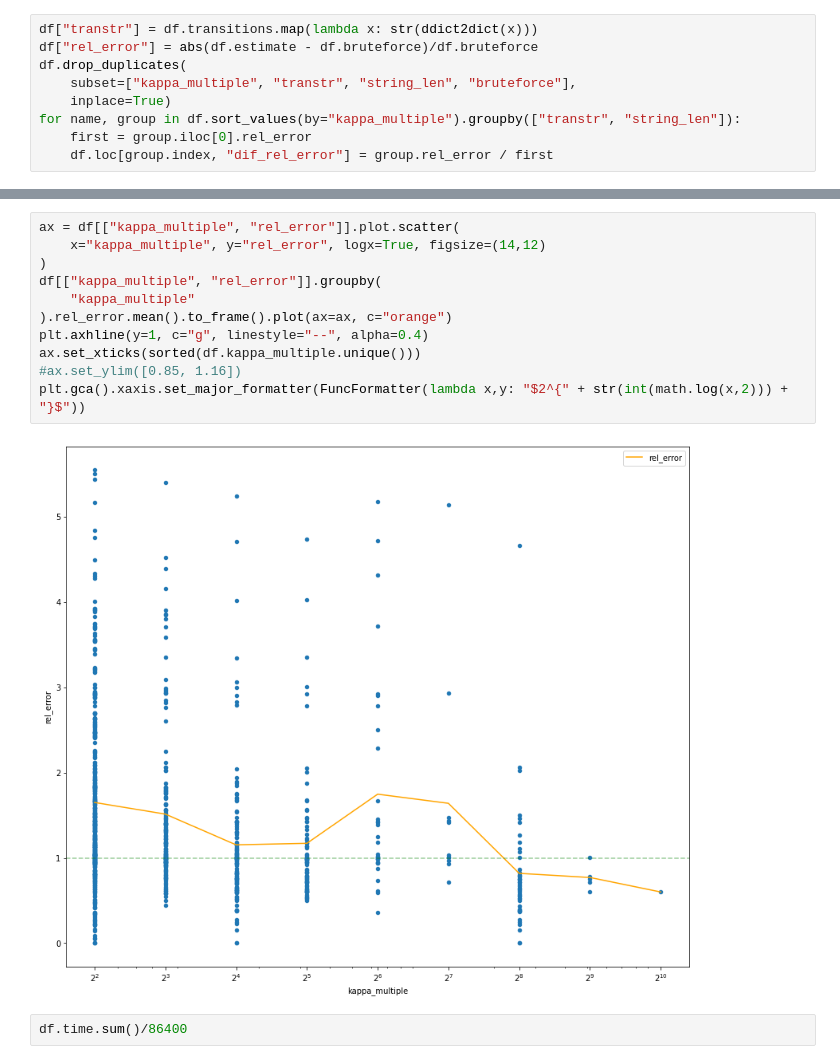
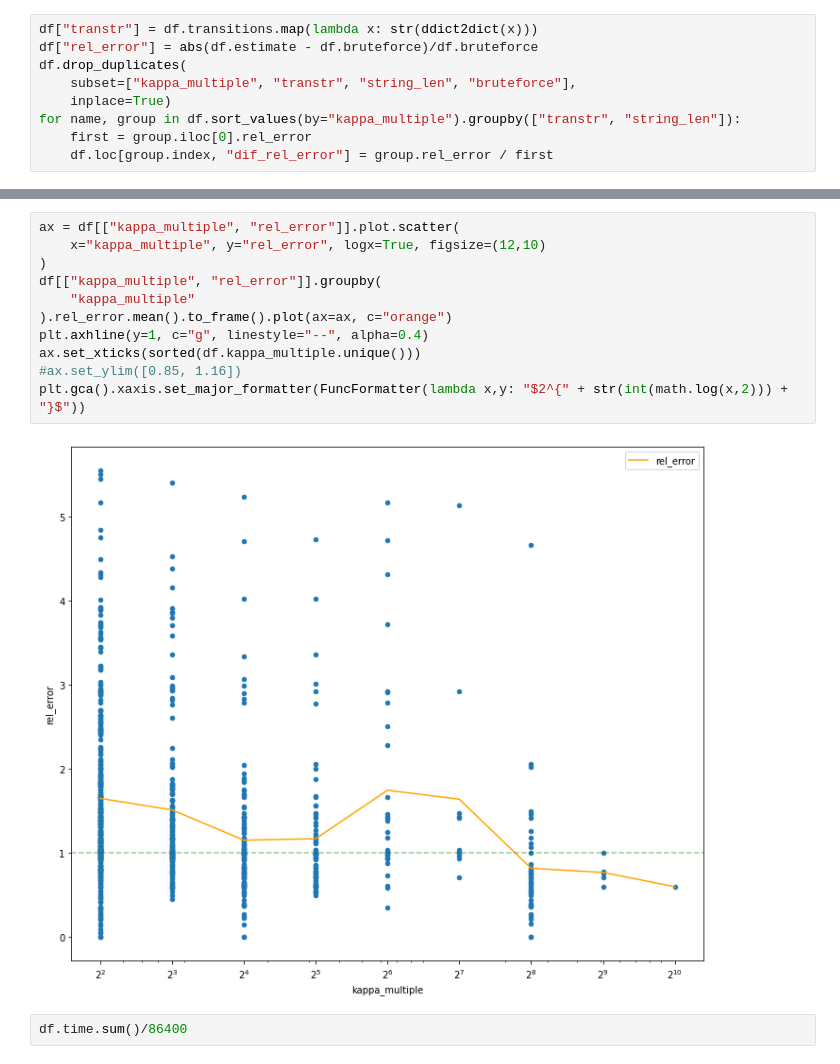
Before and after one commit to viantirreau/count-nfa, a Jupyter notebook: Large error stats.ipynb, the cells around one changed output, grey strips where cells are left out. Drawn from its saved outputs; the diff is of its cells as text.

```diff
--- a/Large error stats.ipynb
+++ b/Large error stats.ipynb
@@ -37,16 +37,16 @@ plt.gca().xaxis.set_major_formatter(FuncFormatter(lambda x,y: "$2^{" + str(int(m
 # %%
 ax = df[["kappa_multiple", "rel_error"]].plot.scatter(
-    x="kappa_multiple", y="rel_error", logx=True, figsize=(14,12)
+    x="kappa_multiple", y="rel_error", logx=True, figsize=(12,10)
 )
 df[["kappa_multiple", "rel_error"]].groupby(
     "kappa_multiple"
 ).rel_error.mean().to_frame().plot(ax=ax, c="orange")
 plt.axhline(y=1, c="g", linestyle="--", alpha=0.4)
 ax.set_xticks(sorted(df.kappa_multiple.unique()))
 #ax.set_ylim([0.85, 1.16])
 plt.gca().xaxis.set_major_formatter(FuncFormatter(lambda x,y: "$2^{" + str(int(math.log(x,2))) + "}$"))
 # %% [output]
-[figure, old version]
+[figure, new version]
 # %%
 df.time.sum()/86400
 # %% [output]
```
Also changed, not shown: parts of 1 cell of this notebook, 1 other file.
